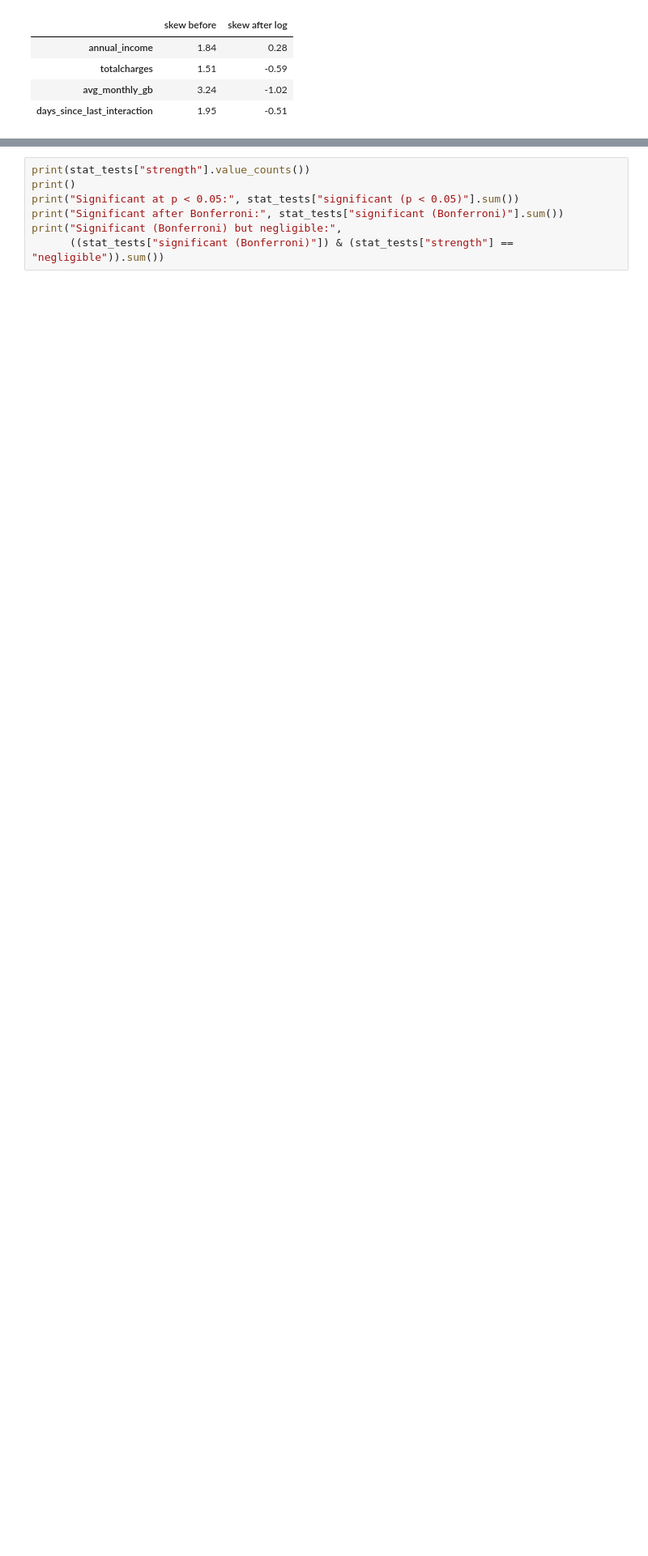
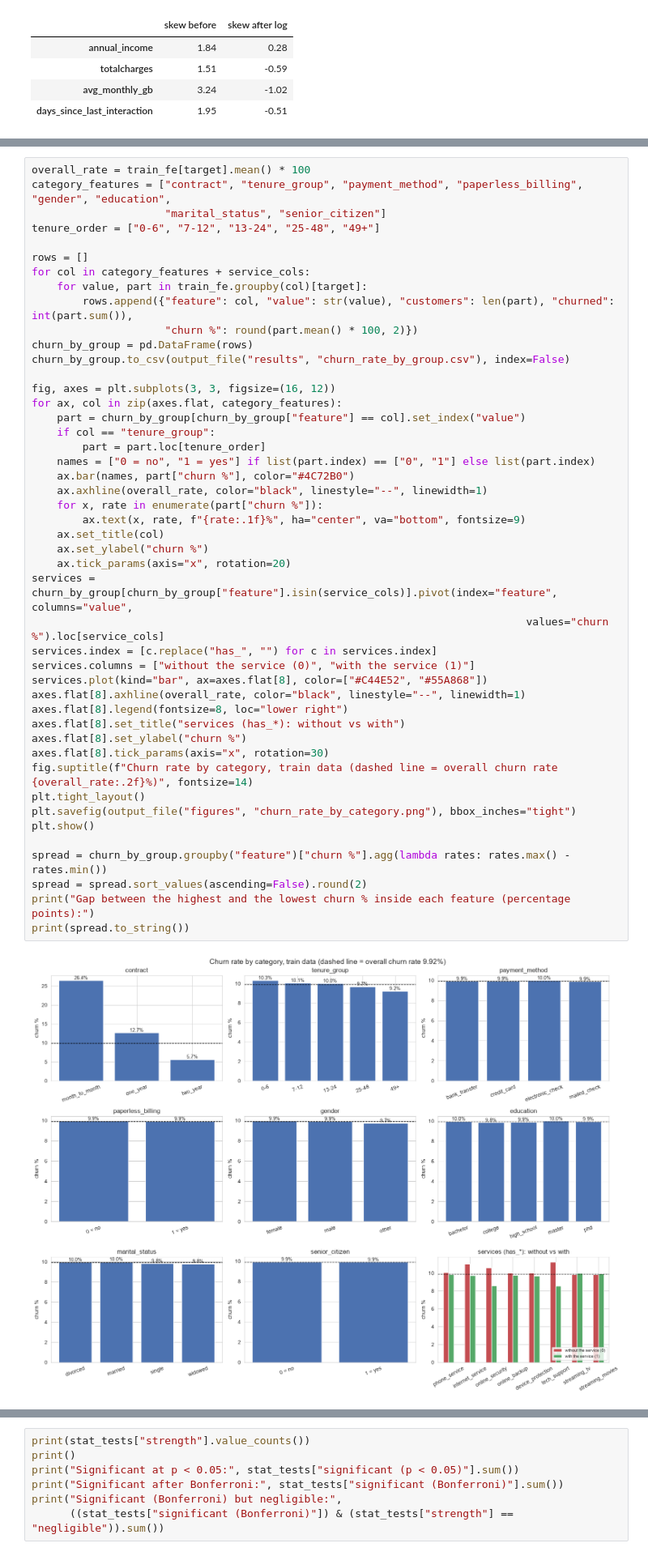
Before and after one commit to helalkhaled-14/Customer-Churn-Prediction, a Jupyter notebook: phase2/notebooks/02_phase2_code.ipynb, the cells around one changed output, grey strips where cells are left out. Shown at 81% size. Drawn from its saved outputs; the diff is of its cells as text; blank space fills up the shorter version.

```diff
--- a/phase2/notebooks/02_phase2_code.ipynb
+++ b/phase2/notebooks/02_phase2_code.ipynb
@@ -231,0 +330,48 @@ feature_summary
+# %%
+overall_rate = train_fe[target].mean() * 100
+category_features = ["contract", "tenure_group", "payment_method", "paperless_billing", "gender", "education",
+                     "marital_status", "senior_citizen"]
+tenure_order = ["0-6", "7-12", "13-24", "25-48", "49+"]
+
+rows = []
+for col in category_features + service_cols:
+    for value, part in train_fe.groupby(col)[target]:
+        rows.append({"feature": col, "value": str(value), "customers": len(part), "churned": int(part.sum()),
+                     "churn %": round(part.mean() * 100, 2)})
+churn_by_group = pd.DataFrame(rows)
+churn_by_group.to_csv(output_file("results", "churn_rate_by_group.csv"), index=False)
+
+fig, axes = plt.subplots(3, 3, figsize=(16, 12))
+for ax, col in zip(axes.flat, category_features):
+    part = churn_by_group[churn_by_group["feature"] == col].set_index("value")
+    if col == "tenure_group":
+        part = part.loc[tenure_order]
+    names = ["0 = no", "1 = yes"] if list(part.index) == ["0", "1"] else list(part.index)
+    ax.bar(names, part["churn %"], color="#4C72B0")
+    ax.axhline(overall_rate, color="black", linestyle="--", linewidth=1)
+    for x, rate in enumerate(part["churn %"]):
+        ax.text(x, rate, f"{rate:.1f}%", ha="center", va="bottom", fontsize=9)
+    ax.set_title(col)
+    ax.set_ylabel("churn %")
+    ax.tick_params(axis="x", rotation=20)
+services = churn_by_group[churn_by_group["feature"].isin(service_cols)].pivot(index="feature", columns="value",
+                                                                              values="churn %").loc[service_cols]
+services.index = [c.replace("has_", "") for c in services.index]
+services.columns = ["without the service (0)", "with the service (1)"]
+services.plot(kind="bar", ax=axes.flat[8], color=["#C44E52", "#55A868"])
+axes.flat[8].axhline(overall_rate, color="black", linestyle="--", linewidth=1)
+axes.flat[8].legend(fontsize=8, loc="lower right")
+axes.flat[8].set_title("services (has_*): without vs with")
+axes.flat[8].set_ylabel("churn %")
+axes.flat[8].tick_params(axis="x", rotation=30)
+fig.suptitle(f"Churn rate by category, train data (dashed line = overall churn rate {overall_rate:.2f}%)", fontsize=14)
+plt.tight_layout()
+plt.savefig(output_file("figures", "churn_rate_by_category.png"), bbox_inches="tight")
+plt.show()
+
+spread = churn_by_group.groupby("feature")["churn %"].agg(lambda rates: rates.max() - rates.min())
+spread = spread.sort_values(ascending=False).round(2)
+print("Gap between the highest and the lowest churn % inside each feature (percentage points):")
+print(spread.to_string())
+# %% [output]
+[figure, added]
```
Also changed, not shown: parts of 25 cells of this notebook, 18 other files.
